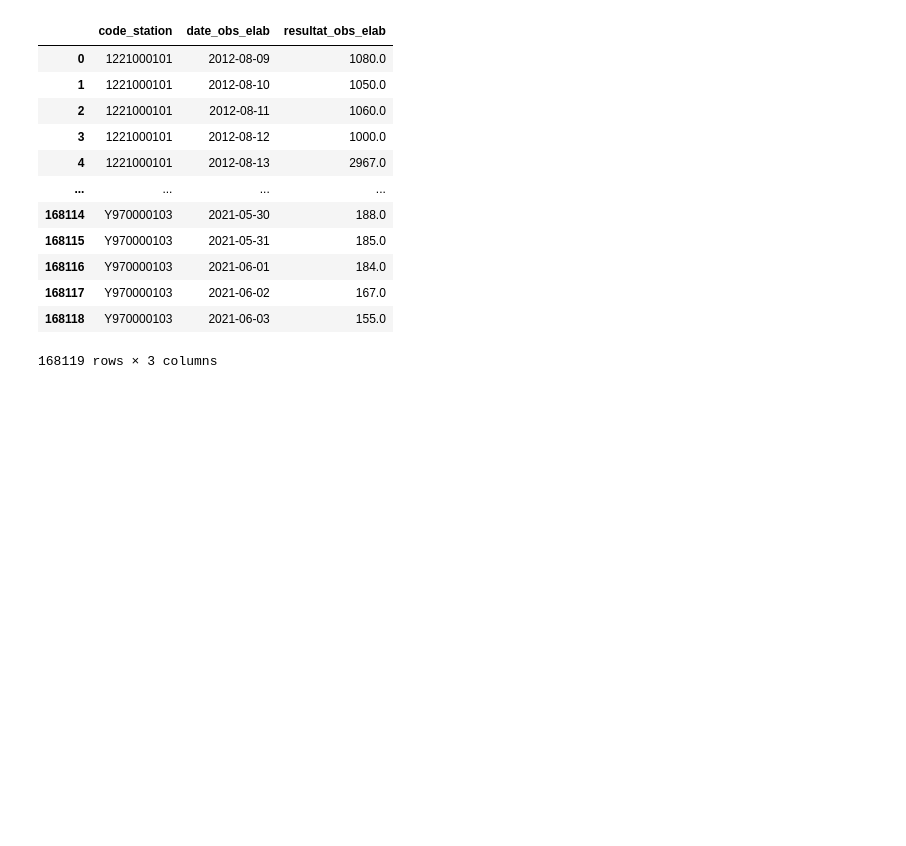
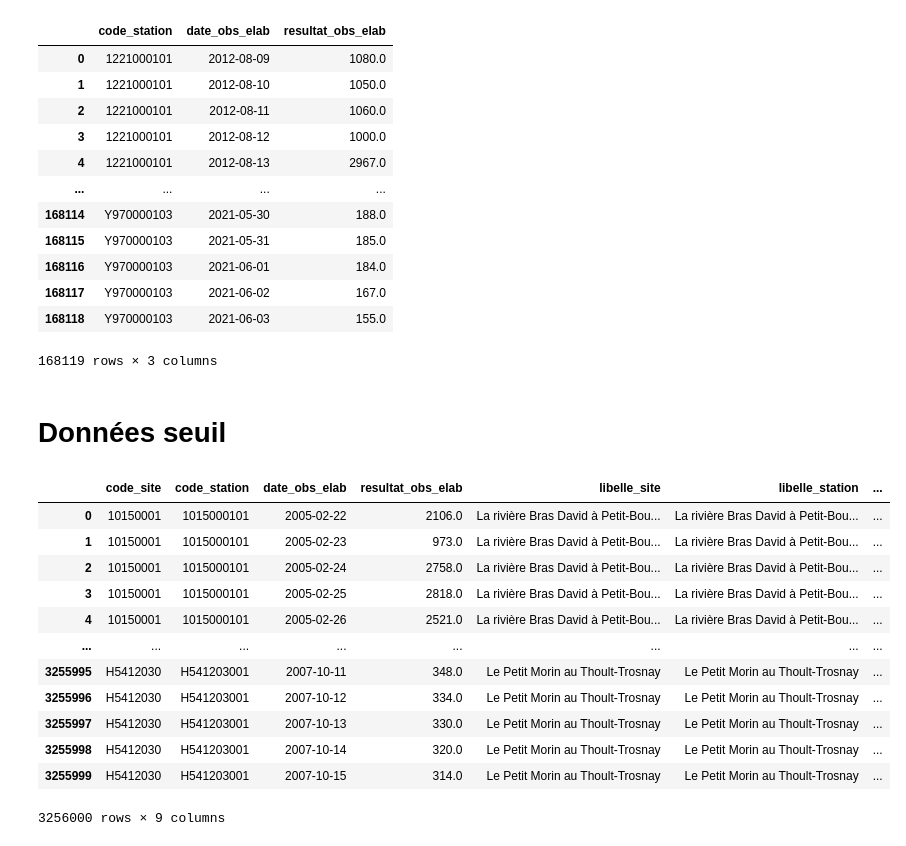
Before and after one commit to PI2-Equipe106/PI2_A5_Equipe_106, a Jupyter notebook: Data cleanining.ipynb, the cells around one changed output. Saved outputs shown, nothing was run; the diff lists cells and outputs as text; code cells hidden in the pictures; blank space fills up the shorter version.

Commit message:
Fichier liste seuil

```diff
--- a/Data cleanining.ipynb
+++ b/Data cleanining.ipynb
@@ -316,3 +316,24 @@ df_final
 | 168117 | Y970000103 | 2021-06-02 | 167.0 |
 | 168118 | Y970000103 | 2021-06-03 | 155.0 |
 168119 rows × 3 columns
+# %% [markdown]
+# Données seuil
+# %%
+df=pd.read_csv('./Data/donnee_ts.csv')
+del df["Unnamed: 0"]
+# %%
+df
+# %% [output]
+|  | code_site | code_station | date_obs_elab | resultat_obs_elab | libelle_site | libelle_station | ... |
+| 0 | 10150001 | 1015000101 | 2005-02-22 | 2106.0 | La rivière Bras David à Petit-Bou... | La rivière Bras David à Petit-Bou... | ... |
+| 1 | 10150001 | 1015000101 | 2005-02-23 | 973.0 | La rivière Bras David à Petit-Bou... | La rivière Bras David à Petit-Bou... | ... |
+| 2 | 10150001 | 1015000101 | 2005-02-24 | 2758.0 | La rivière Bras David à Petit-Bou... | La rivière Bras David à Petit-Bou... | ... |
+| 3 | 10150001 | 1015000101 | 2005-02-25 | 2818.0 | La rivière Bras David à Petit-Bou... | La rivière Bras David à Petit-Bou... | ... |
+| 4 | 10150001 | 1015000101 | 2005-02-26 | 2521.0 | La rivière Bras David à Petit-Bou... | La rivière Bras David à Petit-Bou... | ... |
+| ... | ... | ... | ... | ... | ... | ... | ... |
+| 3255995 | H5412030 | H541203001 | 2007-10-11 | 348.0 | Le Petit Morin au Thoult-Trosnay | Le Petit Morin au Thoult-Trosnay | ... |
+| 3255996 | H5412030 | H541203001 | 2007-10-12 | 334.0 | Le Petit Morin au Thoult-Trosnay | Le Petit Morin au Thoult-Trosnay | ... |
+| 3255997 | H5412030 | H541203001 | 2007-10-13 | 330.0 | Le Petit Morin au Thoult-Trosnay | Le Petit Morin au Thoult-Trosnay | ... |
+| 3255998 | H5412030 | H541203001 | 2007-10-14 | 320.0 | Le Petit Morin au Thoult-Trosnay | Le Petit Morin au Thoult-Trosnay | ... |
+| 3255999 | H5412030 | H541203001 | 2007-10-15 | 314.0 | Le Petit Morin au Thoult-Trosnay | Le Petit Morin au Thoult-Trosnay | ... |
+3256000 rows × 9 columns
```
Also changed, not shown: parts of 3 cells of this notebook, 1 other file.
